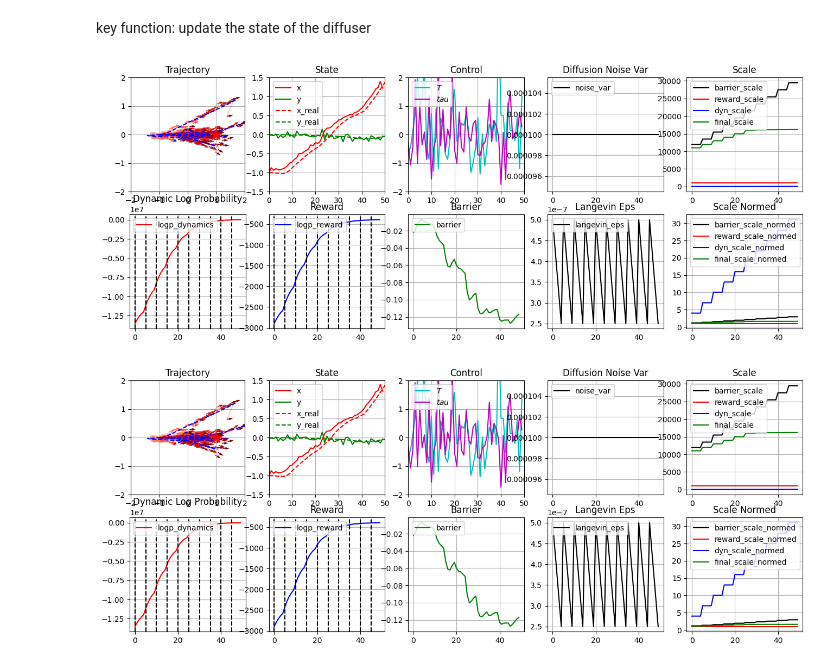
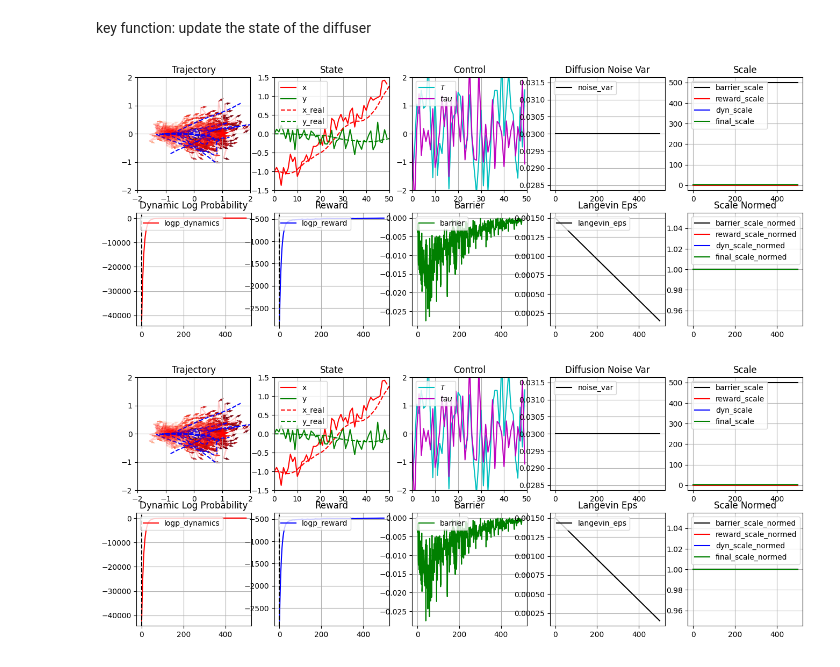
Before and after one commit to LeCAR-Lab/model-based-diffusion, a Jupyter notebook: mdb.ipynb, the cells around one changed output. Cells and saved outputs as stored; diff of their text form; code cells hidden in the pictures.

Commit message:
⚡ update drone parameters

```diff
--- a/mdb.ipynb
+++ b/mdb.ipynb
@@ -22,20 +22,19 @@ task = 'drone' # point, drone
 n_state: int = {'point': 4, 'drone': 6}[task]
 n_action: int = 2
 horizon: int = 50
-diffuse_step = 10 #50
-diffuse_substeps = 5 #20
+diffuse_step = 1 #50
+diffuse_substeps = 500 #20
 batch_size = 64
 saved_batch_size = 16
 
 # schedule langevin episilon
-langevin_eps_schedule = jnp.linspace(1.0, 0.5, diffuse_substeps) * 1e-7
+langevin_eps_schedule = jnp.linspace(1.0, 0.1, diffuse_substeps) * 1e-6
 if obstacle == 'umaze':
     langevin_eps_schedule = langevin_eps_schedule * 0.3 # NOTE: umaze needs smaller step size
 
 # schedule global noise (perturbation noise)
-# noise_var_init = 1e-2
-noise_var_init = 1e-4
-noise_var_final = 1e-4
+noise_var_init = 3e-2
+noise_var_final = 1e-3
 # noise_var_init = 1e-1
 # noise_var_final = 1e-1
 # plan in exponential space
@@ -69,9 +68,9 @@ class Params:
     noise_var: float = 1.0
     langevin_eps: float = 1.0
     dyn_scale: float = 1.0
-    reward_scale: float = 1000.0
-    barrier_scale: float = 1.0e4
-    final_scale: float = 1e4
+    reward_scale: float = 0.02
+    barrier_scale: float = 5.0e2
+    final_scale: float = 1
 # %%
 def get_A_point(x: jnp.ndarray, params: Params) -> jnp.ndarray:
     return jnp.array(
@@ -542,10 +541,16 @@ for d_step in range(diffuse_step):
     dyn_scale = params.dyn_scale + jnp.clip(jnp.exp(-logpd / 1000.0) - 1.0, -1.0, 3.0)
     # dyn_scale = params.dyn_scale + jnp.clip(-logpd / 1000.0, -10.0, 10.0)
     dyn_scale = jnp.maximum(dyn_scale, 0.0)
-    barrier_scale = params.barrier_scale + jnp.clip(jnp.exp(-barrier / 0.001) - 1.0, -1.0, 2000.0)
+    barrier_scale = params.barrier_scale + jnp.clip(jnp.exp(-barrier / 1.0) - 1.0, -1.0, 1.0)
     barrier_scale = jnp.maximum(barrier_scale, 0.0)
-    final_scale = params.final_scale + jnp.clip(jnp.exp(-final / 1.0) - 1.0, -1.0, 1000.0)
+    final_scale = params.final_scale + jnp.clip(jnp.exp(-final / 1.0) - 1.0, -1.0, 1.0)
     final_scale = jnp.maximum(final_scale, 0.0)
+
+    barrier_scale = params.barrier_scale
+    final_scale = params.final_scale
+    reward_scale = params.reward_scale
+    dyn_scale = params.dyn_scale
+
     params = params.replace(barrier_scale=barrier_scale, noise_var=noise_var, dyn_scale=dyn_scale, final_scale=final_scale
     )
 
@@ -612,35 +617,35 @@ for d_step in range(diffuse_step):
         writer.add_scalar("langevin_eps", langevin_eps, d_step * diffuse_substeps + sub_step)
 
         jax.debug.print(
             "d_step = {d_step}, substep = {substep}, logp_dynamic = {x:.2f}, logp_reward = {y:.2f}, barrier = {z:.2f}",
             d_step=d_step,
             substep=sub_step,
             x=logpd,
             y=logp_reward,
             z=barrier_value,
         )
 
         # rollout dynamics to get real trajectory
         x_traj_real = jax.vmap(rollout, in_axes=(0, 0, None))(
             x_traj[:, 0], u_traj, params
         )
         save_infos.append([x_traj[:saved_batch_size], x_traj_real[:saved_batch_size]])
 
         clear_output()
 # visualize trajectory
 fig, axes = plt.subplots(2, 5, figsize=(16, 6))
 plot_traj(
     fig,
     axes,
     x_traj[:saved_batch_size],
     u_traj[:saved_batch_size],
     x_traj_real[:saved_batch_size],
     log_info,
     "",
 )
 # %% [output]
-[figure, old version]
+[figure, new version]
-[figure, old version]
+[figure, new version]
 # %%
 fig, ax = plt.subplots(1, 1)
 # for info in save_infos:
```
Also changed, not shown: parts of 1 cell of this notebook.
